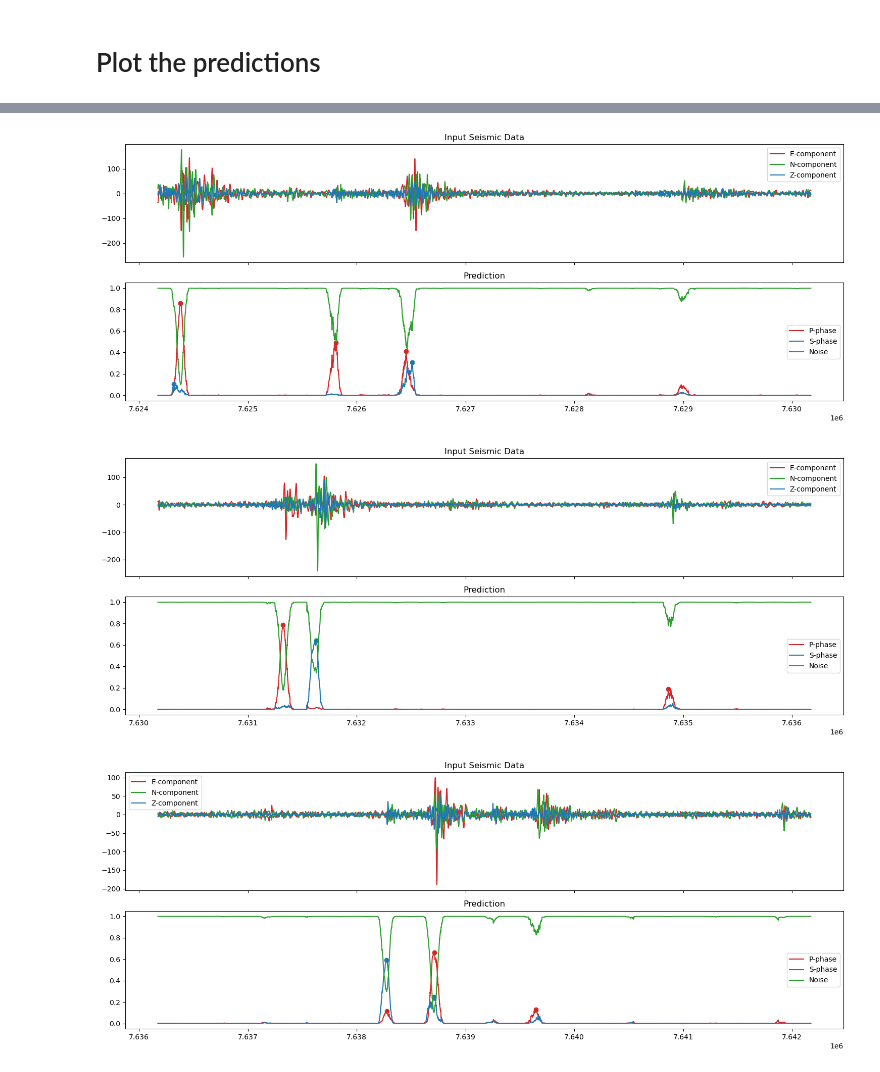
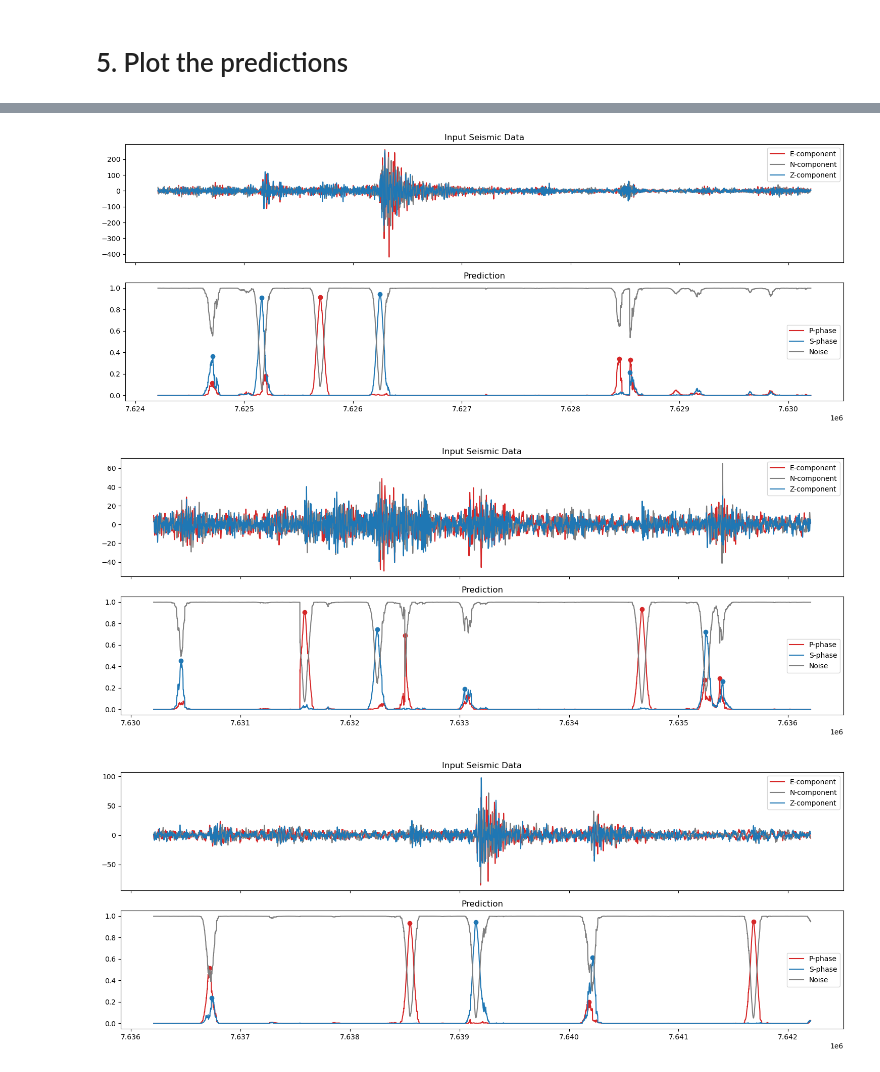
Before and after one commit to cascadiaquakes/2025_ML_TSC, a Jupyter notebook: notebooks/Amanda/apply_unet.ipynb, the cells around one changed output, grey strips where cells are left out. Cells and saved outputs as stored; diff of their text form; code cells hidden in the pictures.

```diff
--- a/notebooks/Amanda/apply_unet.ipynb
+++ b/notebooks/Amanda/apply_unet.ipynb
@@ -85,7 +86,7 @@ class UNet1D(nn.Module):
 This cell loads the saved weights into the model.
 # %%
 model = UNet1D()
-model.load_state_dict(torch.load("../Loic/model_weights.pt",weights_only=True, map_location=torch.device('cpu')))
+model.load_state_dict(torch.load("../Loic/UNet/model_weights_eq_only_v2.pt",weights_only=True, map_location=torch.device('cpu')))
 model.eval()
 # %% [output]
 UNet1D(
@@ -115,15 +116,29 @@ import numpy as np
 from obspy import read, Stream, Trace
 
 # the PNW dataset is in ENZ order, if only Z is present, we need to create dummy E and N traces
+from obspy import Stream, Trace
+import numpy as np
+
 def ensure_ENZ_order(st):
     """
     Ensure a stream has channels in E, N, Z order.
-    If only Z is present, create dummy E and N traces filled with zeros.
+    Handles both E/N/Z and 1/2/Z naming conventions.
+    If only Z is present, creates dummy E and N traces filled with zeros.
     """
-    # Map component suffix to trace
-    comp_map = {tr.stats.channel[-1].upper(): tr for tr in st}
+    # Normalize component keys (map 1 -> E, 2 -> N, Z stays Z)
+    comp_map = {}
+    for tr in st:
+        suffix = tr.stats.channel[-1].upper()
+        if suffix == "1":
+            comp_map["E"] = tr
+        elif suffix == "2":
+            comp_map["N"] = tr
+        else:
+            comp_map[suffix] = tr
 
-    # Check for Z-only and create dummy E, N if needed
+    print("Detected components:", comp_map.keys())
+
+    # If only Z is present, create dummy E and N
     if set(comp_map.keys()) == {"Z"}:
         z_trace = comp_map["Z"]
         npts = z_trace.stats.npts
@@ -137,19 +152,20 @@ def ensure_ENZ_order(st):
         e_trace.stats.channel = z_trace.stats.channel[:-1] + "E"
         n_trace.stats.channel = z_trace.stats.channel[:-1] + "N"
 
-        # Return new stream with E, N, Z
         return Stream(traces=[e_trace, n_trace, z_trace])
 
-    # Reorder to E, N, Z if all are present
+    # Reorder to E, N, Z (if available)
     ordered = []
     for comp in ["E", "N", "Z"]:
         if comp in comp_map:
             ordered.append(comp_map[comp])
+
     return Stream(traces=ordered)
 
 
+
 # Load the data
-st = read('../data/KNEE*?H?*2022.354')
+st = read('../data/B047.PB.EH*')
 # Merge streams
 st.merge(fill_value='interpolate')
 # Ensure ENZ order
@@ -193,5 +209,4 @@ normalized_chunks = np.divide(
 
 # Convert to torch tensor
 input_tensor = torch.tensor(normalized_chunks, dtype=torch.float32, device=torch.device('cpu'))  # shape: (batch_size, 3, 3001)
-print(input_tensor)
 # %% [output]
@@ -278,5 +264,5 @@ with open(output_file, 'w', newline='') as f:
 # %% [markdown]
-# Plot the predictions
+# 5. Plot the predictions
 # %%
 import pandas as pd
 
@@ -302,7 +288,7 @@ for ii in np.arange(maxind//winlen-1,maxind//winlen+9):
     # Plot the data
     axs[0].set_title('Input Seismic Data')
     axs[0].plot(np.arange(start,finish),plot_data[0,start:finish], label='E-component',color='tab:red')
-    axs[0].plot(np.arange(start,finish),plot_data[1,start:finish], label='N-component',color='tab:green')
+    axs[0].plot(np.arange(start,finish),plot_data[1,start:finish], label='N-component',color='tab:grey')
     axs[0].plot(np.arange(start,finish),plot_data[2,start:finish], label='Z-component',color='tab:blue')
     axs[0].legend()
     axs[1].set_title('Prediction')
@@ -310,7 +296,7 @@ for ii in np.arange(maxind//winlen-1,maxind//winlen+9):
     axs[1].plot(ppicks_filtered['index'],ppicks_filtered['confidence'],'o',color='tab:red')
     axs[1].plot(np.arange(start,finish),pred_unwrapped[1,start:finish], label='S-phase', color='tab:blue')
     axs[1].plot(spicks_filtered['index'],spicks_filtered['confidence'],'o',color='tab:blue')
-    axs[1].plot(np.arange(start,finish),pred_unwrapped[2,start:finish], label='Noise', color='tab:green')
+    axs[1].plot(np.arange(start,finish),pred_unwrapped[2,start:finish], label='Noise', color='tab:grey')
     axs[1].legend()
     plt.tight_layout()
     plt.show()
@@ -321,3 +307,3 @@ for ii in np.arange(maxind//winlen-1,maxind//winlen+9):
-[figure, old version]
+[figure, new version]
-[figure, old version]
+[figure, new version]
-[figure, old version]
+[figure, new version]
```
Also changed, not shown: parts of 10 cells of this notebook, 3 other files.
